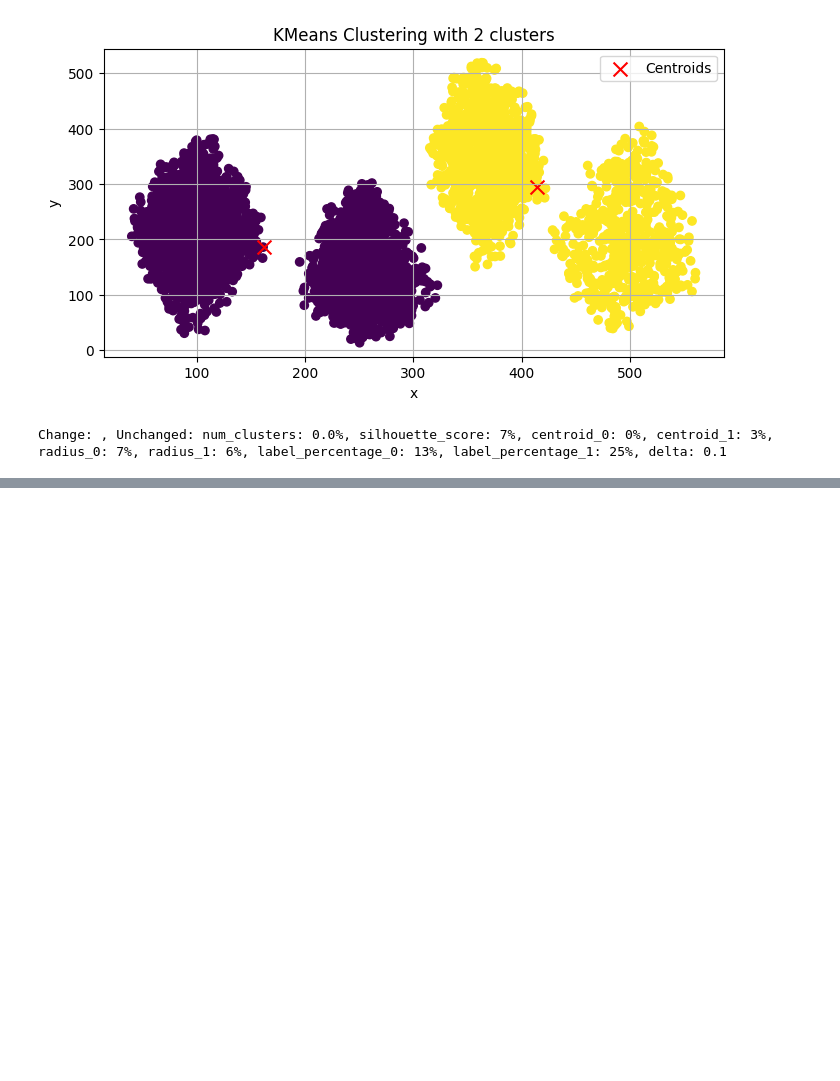
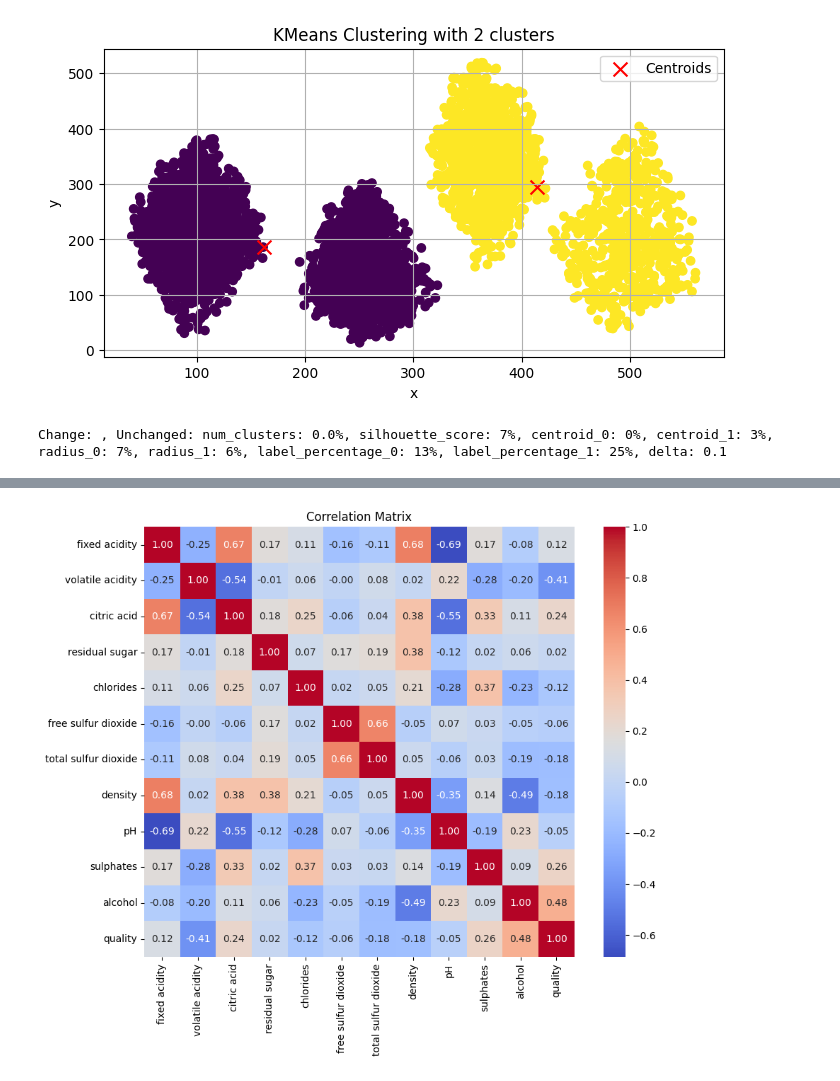
Before and after one commit to aloncrack7/data-degradation-detector, a Jupyter notebook: testing_multivariate.ipynb, the cells around one changed output, grey strips where cells are left out. Saved outputs shown, nothing was run; the diff lists cells and outputs as text; code cells hidden in the pictures; blank space fills up the shorter version.

Commit message:
Add: correlation matrix

```diff
--- a/testing_multivariate.ipynb
+++ b/testing_multivariate.ipynb
@@ -113,0 +114,7 @@ mv.clustering_evolution(Xs, 4)
+# %%
+df = pd.read_csv("data/WineQT.csv")
+df = df.drop(columns=['Id'], axis=1)
+# %%
+mv.correlation_matrix(df)
+# %% [output]
+[figure, added]
```
Also changed, not shown: parts of 1 cell of this notebook, 7 other files.
